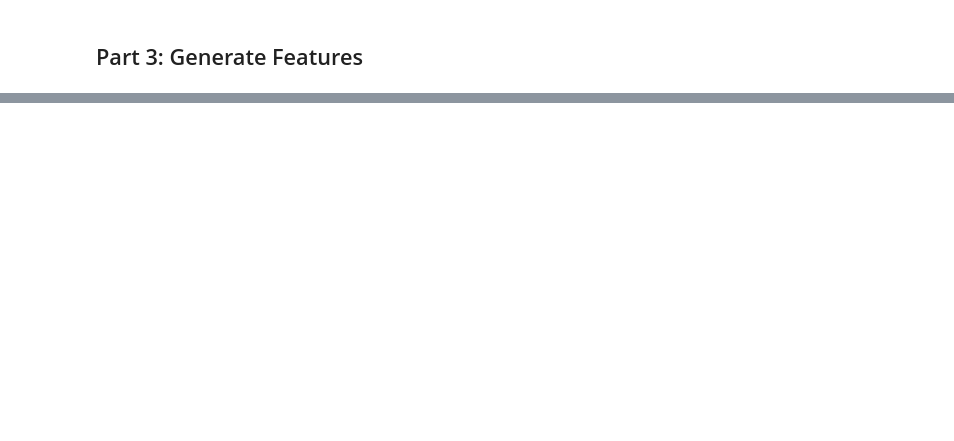
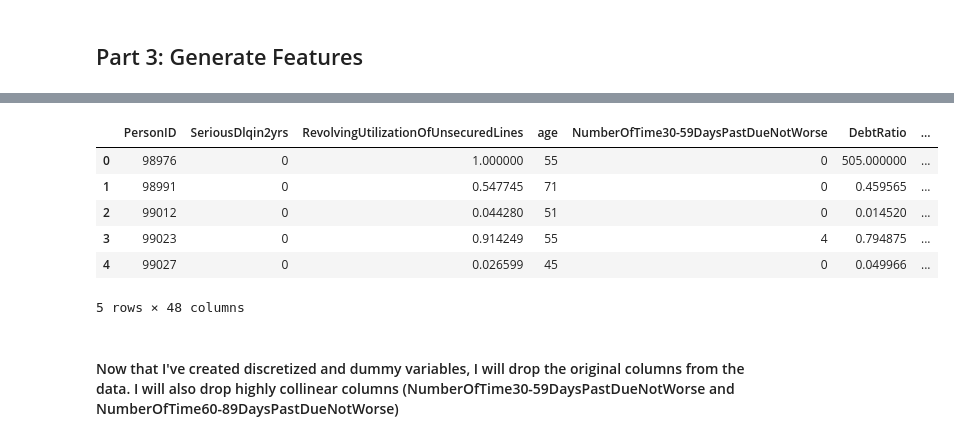
Before and after one commit to b-ganesh/ml_spring19, a Jupyter notebook: assignment2/testing_functions.ipynb, the cells around one changed output, grey strips where cells are left out. Drawn from its saved outputs; the diff is of its cells as text; code cells hidden in the pictures; blank space fills up the shorter version.

```diff
--- a/assignment2/testing_functions.ipynb
+++ b/assignment2/testing_functions.ipynb
@@ -144,6 +150,6 @@ assignment2_functions.histograms(data_without_outliers)
 # %%
 # vars_to_describe = ['RevolvingUtilizationOfUnsecuredLines', 'DebtRatio', 'NumberOfOpenCreditLinesAndLoans', 'NumberOfTimes90DaysLate']
 # %%
-processed_data = assignment2_functions.pre_process(df)
-processed_data.head()
+df = assignment2_functions.pre_process(df)
+df.isna().any()
 # %% [output]
@@ -173,0 +179,4 @@ Name: monthly_income_discrete, dtype: int64
+# %%
+vars_to_discretize = ['age', 'MonthlyIncome', 'NumberOfOpenCreditLinesAndLoans']
+df = assignment2_functions.discretize(df, vars_to_discretize)
+df.head()
@@ -173,0 +192,13 @@ Name: monthly_income_discrete, dtype: int64
+# %%
+df = assignment2_functions.categorize(df, ['zipcode', 'MonthlyIncome_discrete', 'NumberOfOpenCreditLinesAndLoans_discrete', 'age_discrete'])
+df.head()
+# %% [output]
+|  | PersonID | SeriousDlqin2yrs | RevolvingUtilizationOfUnsecuredLines | age | NumberOfTime30-59DaysPastDueNotWorse | DebtRatio | ... |
+| 0 | 98976 | 0 | 1.000000 | 55 | 0 | 505.000000 | ... |
+| 1 | 98991 | 0 | 0.547745 | 71 | 0 | 0.459565 | ... |
+| 2 | 99012 | 0 | 0.044280 | 51 | 0 | 0.014520 | ... |
+| 3 | 99023 | 0 | 0.914249 | 55 | 4 | 0.794875 | ... |
+| 4 | 99027 | 0 | 0.026599 | 45 | 0 | 0.049966 | ... |
+5 rows × 48 columns
+# %% [markdown]
+#### Now that I've created discretized and dummy variables, I will drop the original columns from the data. I will also drop highly collinear columns (NumberOfTime30-59DaysPastDueNotWorse and NumberOfTime60-89DaysPastDueNotWorse)
```
Also changed, not shown: parts of 14 cells of this notebook, 1 other file.
